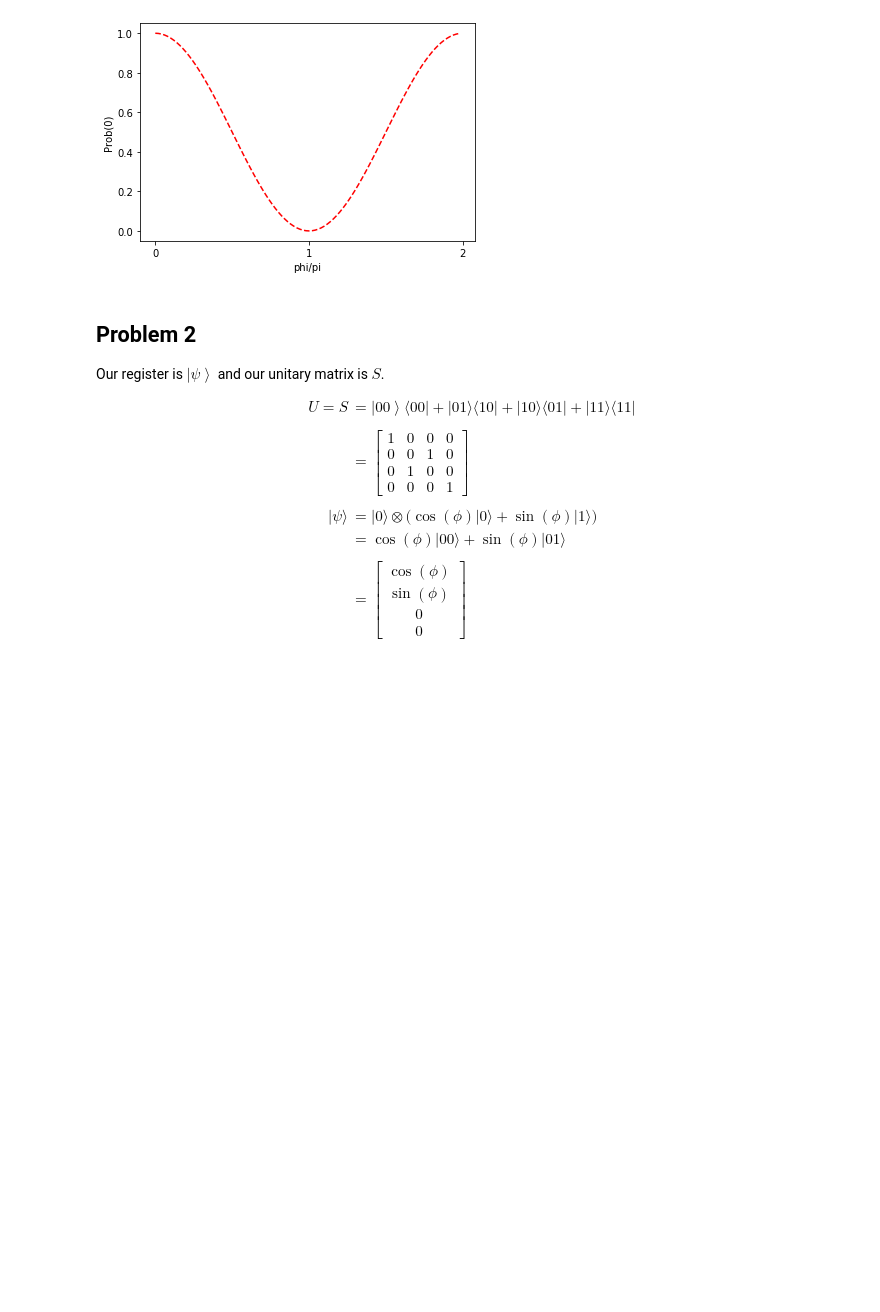
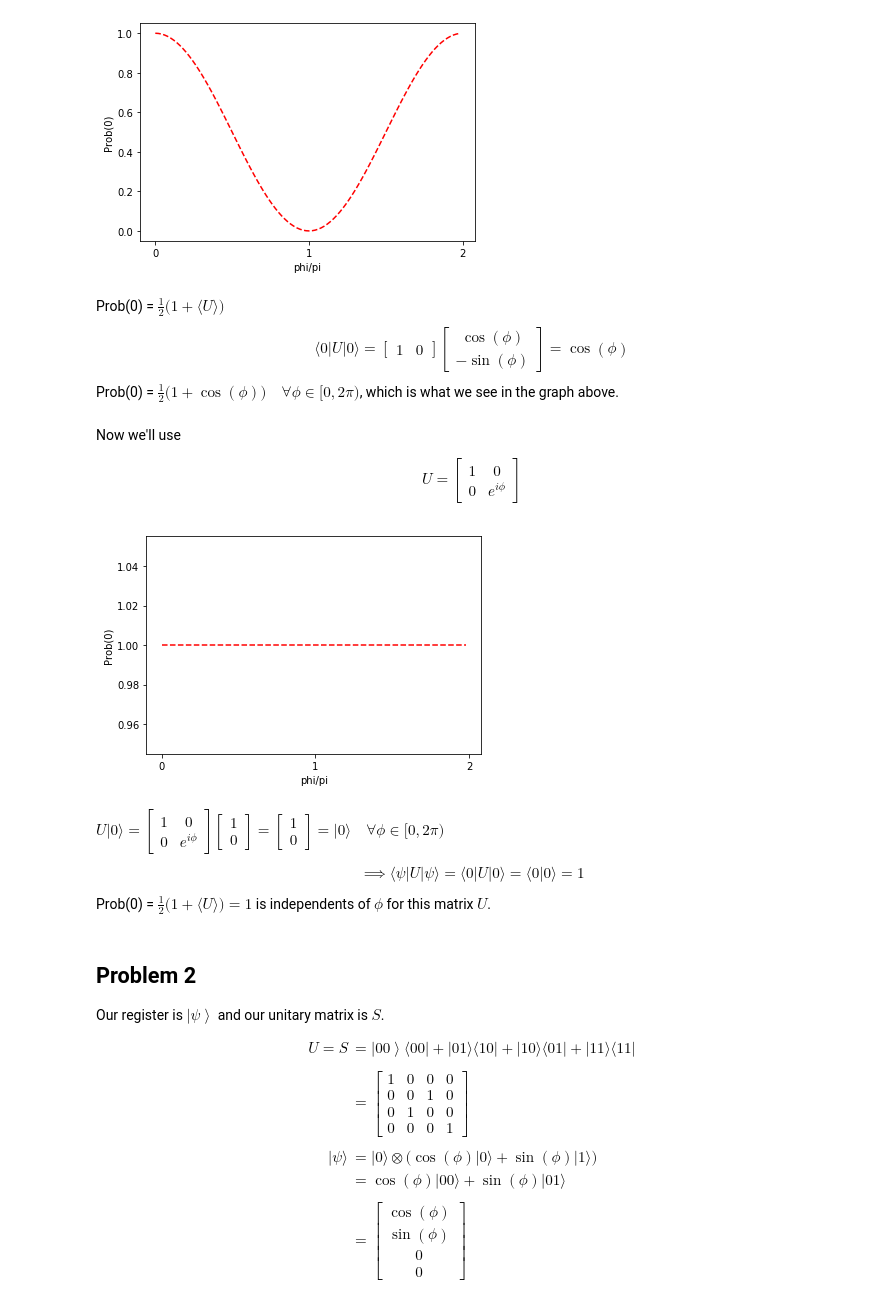
Before and after one commit to methrex/COT5600, a Jupyter notebook: hw_2/COT5600_HW2.ipynb, the cells around one changed output. Saved outputs shown, nothing was run; the diff lists cells and outputs as text; code cells hidden in the pictures; blank space fills up the shorter version.

```diff
--- a/hw_2/COT5600_HW2.ipynb
+++ b/hw_2/COT5600_HW2.ipynb
@@ -3,9 +3,11 @@
 # %%
 import numpy as np
 import matplotlib.pyplot as p
+import cmath as c
 from numpy import outer,matmul
 from numpy import kron as tensor
 from math  import sqrt,cos,sin,pi
+from cmath import e
 
 #define and assign global variables
 global ket0, ket1
@@ -20,8 +22,9 @@ ket10=tensor(ket1,ket0)
 ket11=tensor(ket1,ket1)
 plus=np.array([1,1])/sqrt(2)
 minus=np.array([1,-1])/sqrt(2)
+i=c.sqrt(-1)
 # %%
-def hadamard(control,register,U,phi):
+def hadamard(control,register,U):
   In=np.identity(len(register))
   H=np.transpose([plus,minus])
   H=tensor(H,In)
@@ -58,7 +61,7 @@ phi=np.multiply(phi,2*pi)
 prob=[]
 for k in range(len(phi)):
   U=np.array([[cos(phi[k]),sin(phi[k])],[-sin(phi[k]),cos(phi[k])]])
-  prob.append(hadamard(ket0,ket0,U,phi[k]))
+  prob.append(hadamard(ket0,ket0,U))
 p.plot(phi,prob,'r--')
 p.ylabel('Prob(0)')
 p.xlabel('phi/pi')
@@ -66,6 +69,40 @@ p.xticks(np.arange(0,3*pi,pi),('0','1','2'))
 p.show()
 # %% [output]
 [figure]
+# %% [markdown]
+Prob(0) = $\frac{1}{2} \big(1 + \langle U \rangle \big)$
+$$
+\langle 0 \lvert U \rvert 0 \rangle = \begin{bmatrix} 1 & 0 \end{bmatrix} \begin{bmatrix} \cos(\phi) \\ -\sin(\phi)\end{bmatrix} = \cos(\phi)
+$$
+Prob(0) = $\frac{1}{2} \big(1 + \cos(\phi) \big) \quad\forall \phi\in [0,2\pi)$, which is what we see in the graph above.
+# %% [markdown]
+Now we'll use
+
+$$
+U=\begin{bmatrix} 1& 0\\0&e^{i\phi}\end{bmatrix}
+$$
+# %%
+phi=np.arange(0,1,0.01)
+phi=np.multiply(phi,2*pi)
+prob=[]
+for k in range(len(phi)):
+  U=np.array([[1,0],[0,e**(i*phi[k])]])
+  prob.append(hadamard(ket0,ket0,U))
+p.plot(phi,prob,'r--')
+p.ylabel('Prob(0)')
+p.xlabel('phi/pi')
+p.xticks(np.arange(0,3*pi,pi),('0','1','2'))
+p.show()
+# %% [output]
+[figure, added]
+# %% [markdown]
+$U\lvert0\rangle = \begin{bmatrix} 1&0\\0&e^{i\phi}\end{bmatrix} \begin{bmatrix}1\\0\end{bmatrix}=\begin{bmatrix}1\\0\end{bmatrix}=\lvert 0 \rangle\quad \forall \phi \in [0,2\pi)$
+
+$$
+\implies \langle \psi \lvert U \rvert \psi \rangle = \langle 0 \rvert U \lvert 0 \rangle = \langle 0 \rvert 0\rangle = 1
+$$
+
+Prob(0) = $\frac{1}{2} \big( 1 + \langle U\rangle\big) = 1$ is independents of $\phi$ for this matrix $U$.
 # %% [markdown]
 **Problem 2**
 ---
```
Also changed, not shown: parts of 2 cells of this notebook.
